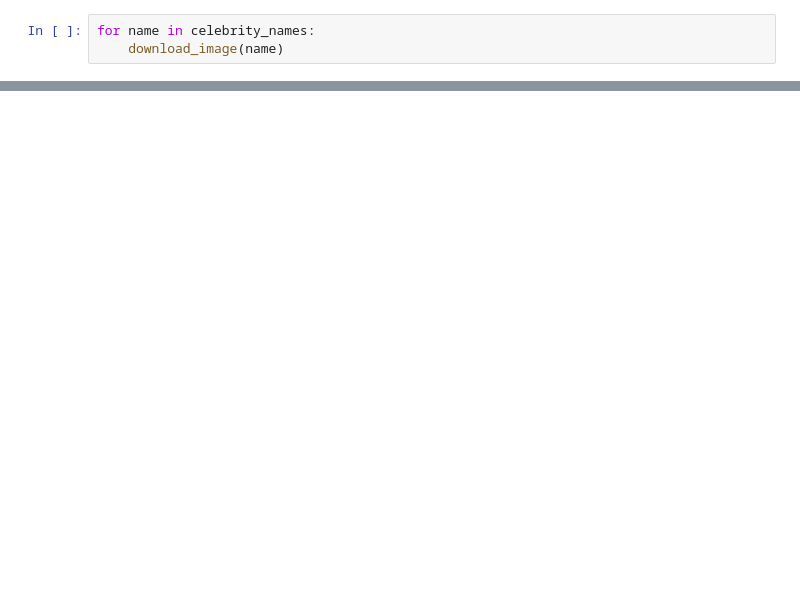
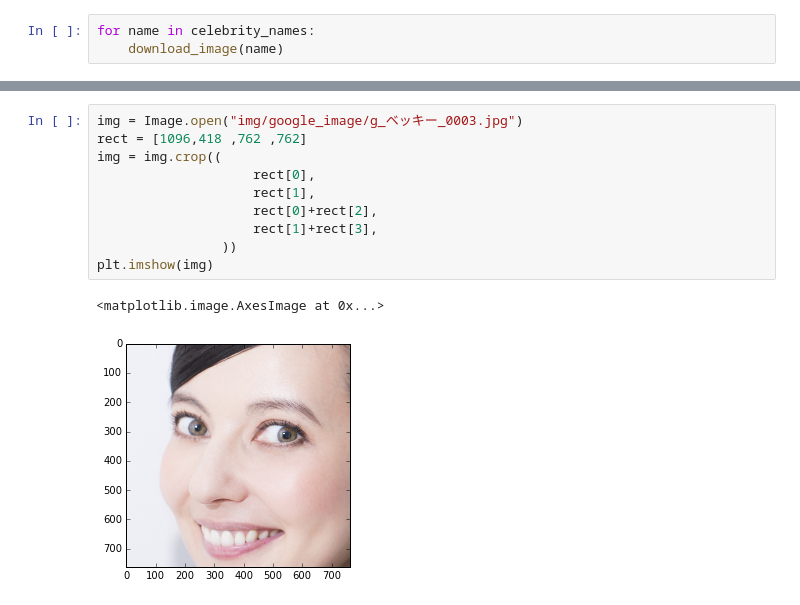
Before and after one commit to kasajei/PythonMachineLearning, a Jupyter notebook: ImageNet/ImageDownload.ipynb, the cells around one changed output, grey strips where cells are left out. Cells and saved outputs as stored; diff of their text form; blank space fills up the shorter version.

```diff
--- a/ImageNet/ImageDownload.ipynb
+++ b/ImageNet/ImageDownload.ipynb
@@ -92,0 +246,13 @@ for file in files:
+# %%
+img = Image.open("img/google_image/g_ベッキー_0003.jpg")
+rect = [1096,418 ,762 ,762]
+img = img.crop((
+                    rect[0],
+                    rect[1],
+                    rect[0]+rect[2],
+                    rect[1]+rect[3],
+                ))
+plt.imshow(img)
+# %% [output]
+<matplotlib.image.AxesImage at 0x...>
+[figure, added]
```
Also changed, not shown: parts of 18 cells of this notebook, 3 other files.
